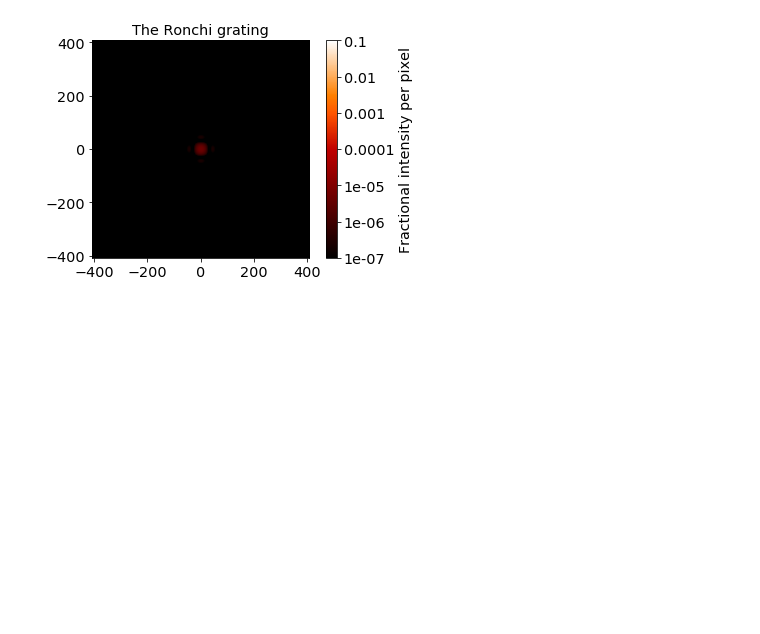
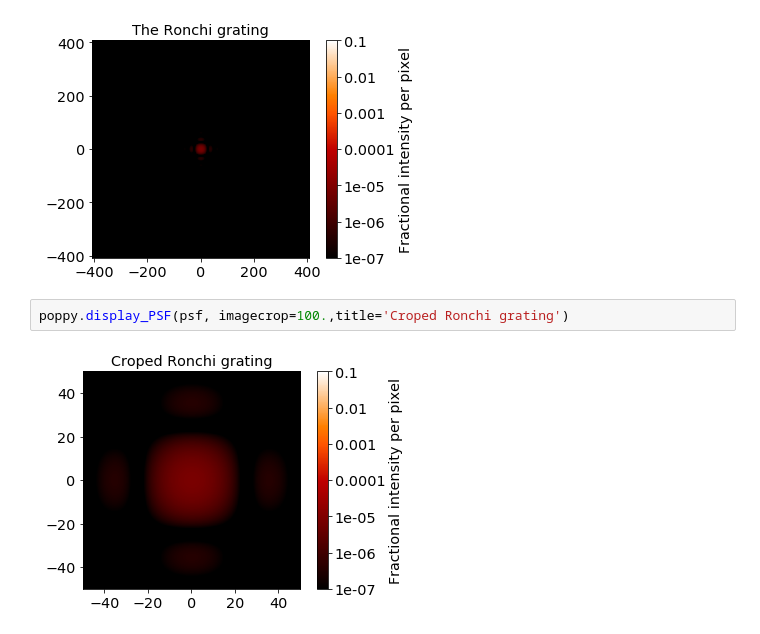
Before and after one commit to sylvielsstfr/OpticSimWthPoppy, a Jupyter notebook: notebooks/FirstRonchiTestWithPoppy.ipynb, the cells around one changed output. Saved outputs shown, nothing was run; the diff lists cells and outputs as text; blank space fills up the shorter version.

```diff
--- a/notebooks/FirstRonchiTestWithPoppy.ipynb
+++ b/notebooks/FirstRonchiTestWithPoppy.ipynb
@@ -135,6 +137,10 @@ psf = osys.calc_psf(wavelength)                            # wavelength in micro
 poppy.display_psf(psf, title='The Ronchi grating')
 # %% [output]
 [figure]
+# %%
+poppy.display_PSF(psf, imagecrop=100.,title='Croped Ronchi grating')
+# %% [output]
+[figure, added]
 # %%
 poppy.display_profiles(psf)
 # %% [output]
```
Also changed, not shown: parts of 6 cells of this notebook, 2 other files.
